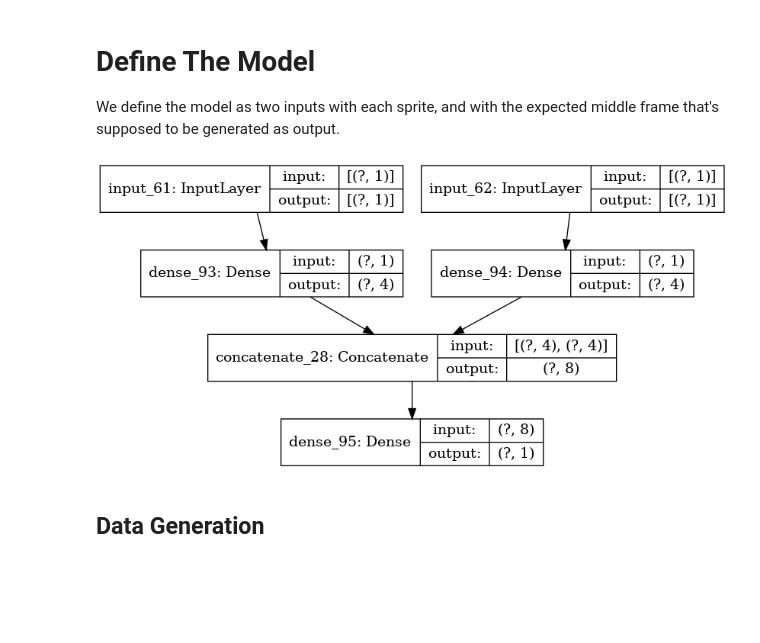
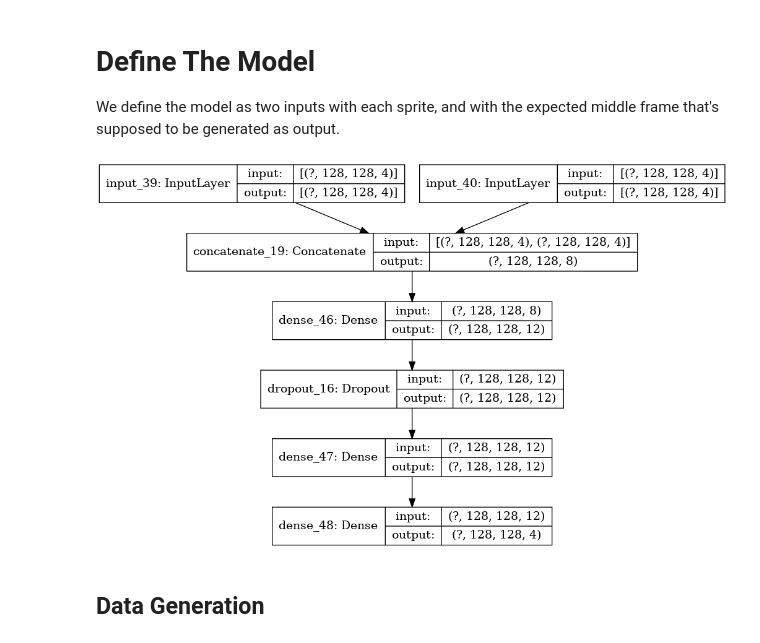
Before and after one commit to bmustiata/h2ai, a Jupyter notebook: train/H2 Sprite Interpolator.ipynb, the cells around one changed output. Cells and saved outputs as stored; diff of their text form; code cells hidden in the pictures; blank space fills up the shorter version.

```diff
--- a/train/H2 Sprite Interpolator.ipynb
+++ b/train/H2 Sprite Interpolator.ipynb
@@ -12,24 +14,28 @@ We define the model as two inputs with each sprite, and with the expected
 middle frame that's supposed to be generated as output.
 # %%
 # the first branch deals with the first sprite
-start_frame_input = keras.Input(shape=(1))
-first_frame = Dense(4, activation="relu")(start_frame_input)
+start_frame_input = keras.Input(shape=(128, 128, 4))
+# start_frame = Dense(128*128, activation="relu")(start_frame_input)
 
 # the second branch deals with the 2nd sprite
-end_frame_input = keras.Input(shape=(1))
-end_frame = Dense(4, activation="relu")(end_frame_input)
+end_frame_input = keras.Input(shape=(128, 128, 4))
+# end_frame = Dense(128*128, activation="relu")(end_frame_input)
 
-both_frames = concatenate([first_frame, end_frame])
+# both_frames = concatenate([start_frame, end_frame])
+both_frames = concatenate([start_frame_input, end_frame_input])
 
-out = Dense(1, activation="relu")(both_frames)
+out = Dense(12, activation="relu")(both_frames)
+out = Dropout(0.1)(out)
+out = Dense(12, activation="relu")(out)
+out = Dense(4, activation="relu")(out)
 
 model = Model(inputs=[start_frame_input, end_frame_input],
               outputs=out)
 
-model.compile(optimizer="sgd", loss="binary_crossentropy", metrics=["accuracy"])
+model.compile(optimizer="adam", loss="mean_squared_error", metrics=["accuracy"])
 
 keras.utils.plot_model(model, "my_first_model_with_shape_info.png", show_shapes=True)
 # %% [output]
-[figure, old version]
+[figure, new version]
 # %% [markdown]
 ## Data Generation
```
Also changed, not shown: parts of 5 cells of this notebook, 1 other file.
